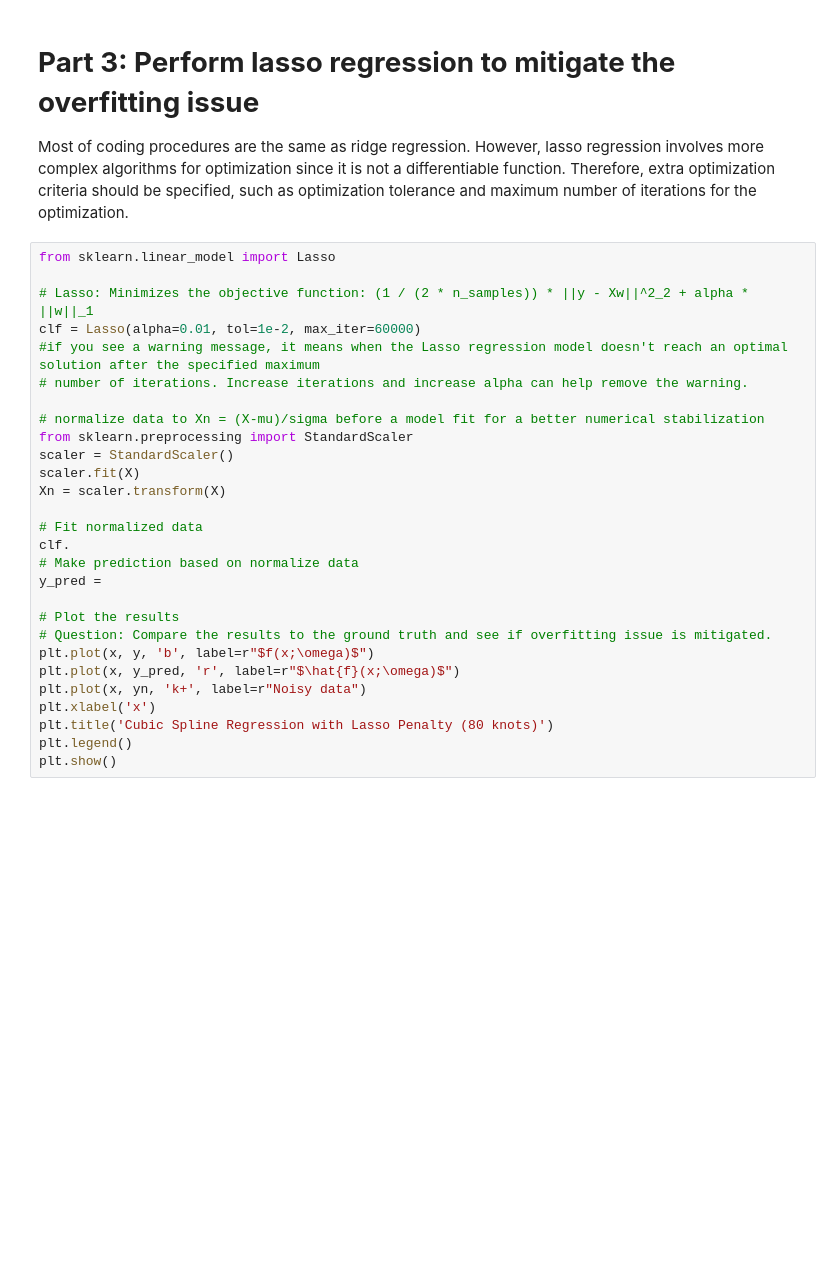
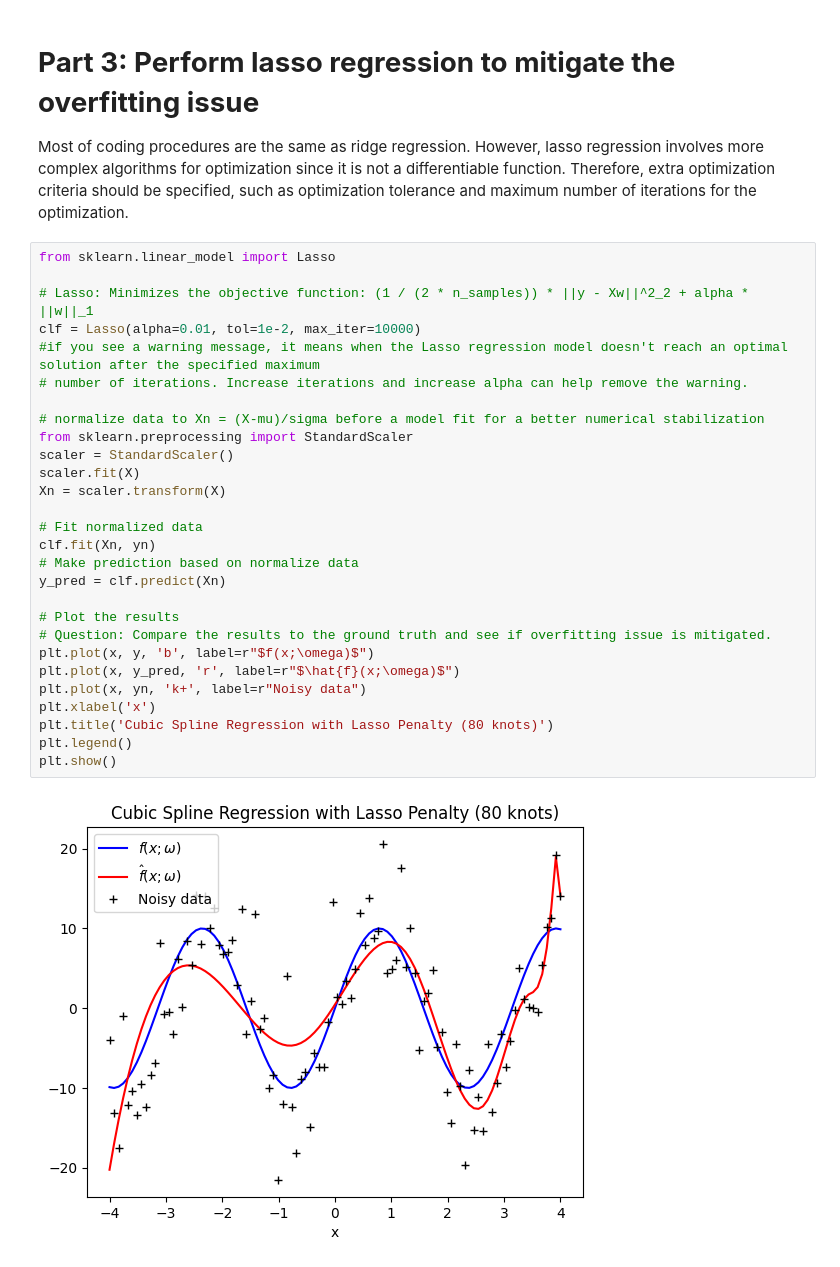
Before and after one commit to Kidkudos77/personalportfolio, a Jupyter notebook: Chapter3_Ridge_and_Lasso_Regression_cls.ipynb, the cells around one changed output. Saved outputs shown, nothing was run; the diff lists cells and outputs as text; blank space fills up the shorter version.

```diff
--- a/Chapter3_Ridge_and_Lasso_Regression_cls.ipynb
+++ b/Chapter3_Ridge_and_Lasso_Regression_cls.ipynb
@@ -71,28 +73,30 @@ Most of coding procedures are the same as ridge regression. However, lasso regre
 # %%
 from sklearn.linear_model import Lasso
 
 # Lasso: Minimizes the objective function: (1 / (2 * n_samples)) * ||y - Xw||^2_2 + alpha * ||w||_1
-clf = Lasso(alpha=0.01, tol=1e-2, max_iter=60000)
+clf = Lasso(alpha=0.01, tol=1e-2, max_iter=10000)
 #if you see a warning message, it means when the Lasso regression model doesn't reach an optimal solution after the specified maximum
 # number of iterations. Increase iterations and increase alpha can help remove the warning.
 
 # normalize data to Xn = (X-mu)/sigma before a model fit for a better numerical stabilization
 from sklearn.preprocessing import StandardScaler
 scaler = StandardScaler()
 scaler.fit(X)
 Xn = scaler.transform(X)
 
 # Fit normalized data
-clf.
+clf.fit(Xn, yn)
 # Make prediction based on normalize data
-y_pred =
+y_pred = clf.predict(Xn)
 
 # Plot the results
 # Question: Compare the results to the ground truth and see if overfitting issue is mitigated.
 plt.plot(x, y, 'b', label=r"$f(x;\omega)$")
 plt.plot(x, y_pred, 'r', label=r"$\hat{f}(x;\omega)$")
 plt.plot(x, yn, 'k+', label=r"Noisy data")
 plt.xlabel('x')
 plt.title('Cubic Spline Regression with Lasso Penalty (80 knots)')
 plt.legend()
 plt.show()
+# %% [output]
+[figure, added]
```
Also changed, not shown: parts of 7 cells of this notebook.
